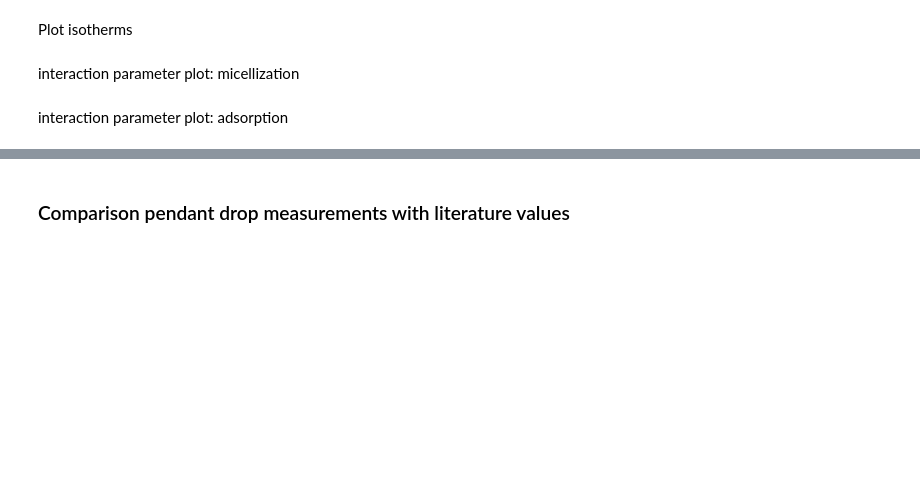
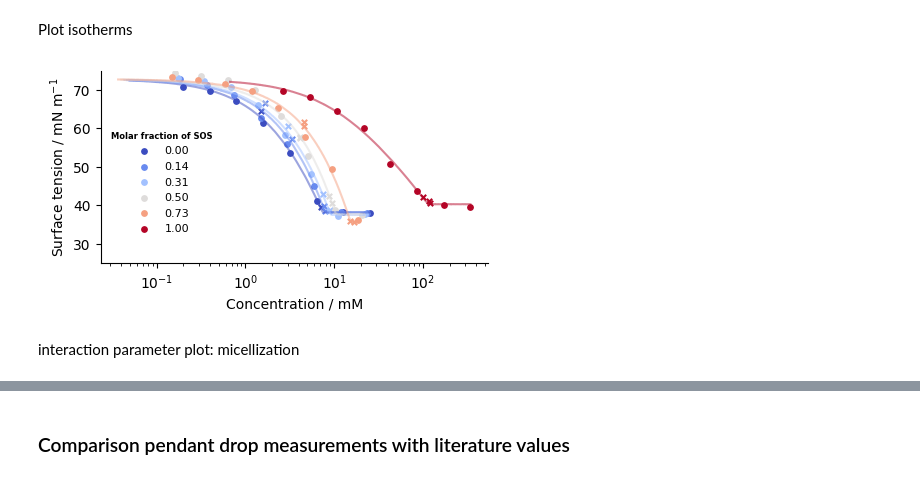
Before and after one commit to BigChemistry-RobotLab/PendantProp, a Jupyter notebook: figure_notebook.ipynb, the cells around one changed output, grey strips where cells are left out. Cells and saved outputs as stored; diff of their text form; code cells hidden in the pictures; blank space fills up the shorter version.

```diff
--- a/figure_notebook.ipynb
+++ b/figure_notebook.ipynb
@@ -577,34 +649,36 @@ for alpha in alphas:
     )
     x_new = fit_alpha["x_new"] * 1000
     st_fit_mean = fit_alpha["post_pred"]["obs"].mean(axis=0) * 1000  # Convert to mN/m
     ax.plot(x_new, st_fit_mean, c=color, alpha=0.5, zorder=20)
 
 ax.set_xscale("log")
-ax.set_ylim(30, 75)
+ax.set_ylim(25, 75)
 sm = plt.cm.ScalarMappable(cmap=cmap, norm=norm)
 sm.set_array([])
 
 # Add legend for alpha colors
 ax.legend(
     handles=scatter_handles,
     title="Molar fraction of SOS",
     # title_fontsize=6,
     title_fontproperties={"weight": "bold", "size": 6},
     fontsize=8,
     loc="lower left",
     bbox_to_anchor=(0, 0.1),
     frameon=False,
 )
 fontsize_labels = 10
 ax.set_xlabel("Concentration / mM", fontsize=10)
 ax.set_ylabel("Surface tension / $\mathrm{mN \ m^{-1}}$", fontsize=10)
 sns.despine()
 
 # save
 fig.savefig(
     f"figures/{folder}/mixture_isotherm.svg",
-    dpi=figure_dpi,
+    dpi=300,
     bbox_inches="tight",
 )
+# %% [output]
+[figure, added]
 # %% [markdown]
 interaction parameter plot: micellization
@@ -695,2 +684,0 @@ plt.savefig(
-# %% [markdown]
-interaction parameter plot: adsorption
```
Also changed, not shown: parts of 29 cells of this notebook, 53 other files.
